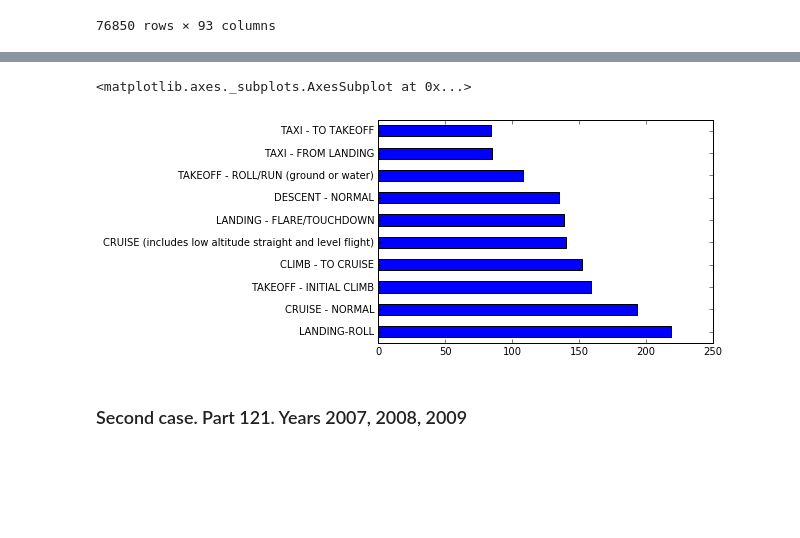
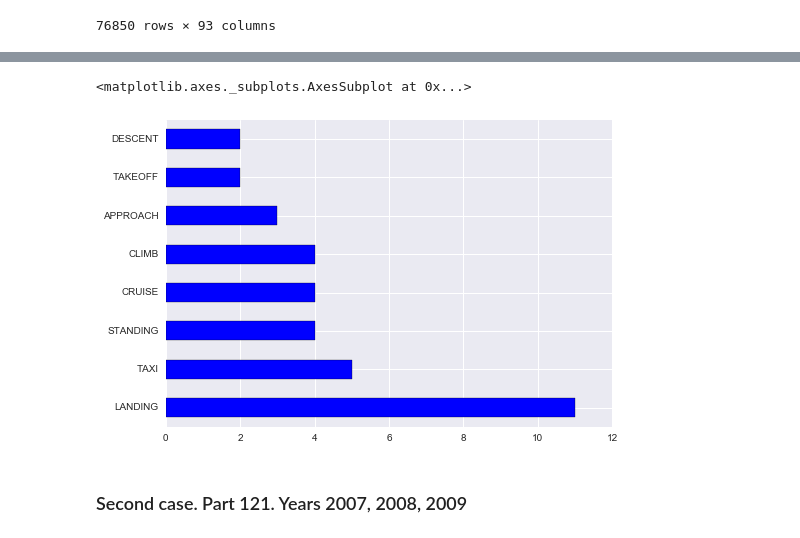
Before and after one commit to AeroPython/remove-before-flight, a Jupyter notebook: Remove before flight2.ipynb, the cells around one changed output, grey strips where cells are left out. Cells and saved outputs as stored; diff of their text form; code cells hidden in the pictures; blank space fills up the shorter version.

```diff
--- a/Remove before flight2.ipynb
+++ b/Remove before flight2.ipynb
@@ -708,26 +774,27 @@ b.plot.barh(stacked=True)
-# %%
-a = occurrences_1['Phase_of_Flight'].value_counts()
-b = a[0:10]  #  Why are we discarding the rest of maneuvers?
-
-maneuvers = {572:'LANDING-ROLL',
-             571:'LANDING - FLARE/TOUCHDOWN',
-             513:'TAXI - FROM LANDING',
-             521:'TAKEOFF - ROLL/RUN (ground or water)',
-             512:'TAXI - TO TAKEOFF',
-             551:'DESCENT - NORMAL',
-             553:'DESCENT - UNCONTROLLED',
-             552:'DESCENT - EMERGENCY (plt initiated)',
-             531:'CLIMB - TO CRUISE',
-             522:'TAKEOFF - INITIAL CLIMB',
-             541:'CRUISE - NORMAL',
-             580:'MANEUVERING (includes buzzing)',
-             540:'CRUISE (includes low altitude straight and level flight)'}
-
-b = b.rename_axis(maneuvers)
-
-b.plot.barh(stacked=True)
-# %% [output]
-<matplotlib.axes._subplots.AxesSubplot at 0x...>
-[figure, removed]
+# %%
+occurrences_1 = occurrences_1.drop_duplicates('Occurrence_Code') # see drop_duplicates.ipynb
+
+a = occurrences_1['Phase_of_Flight'].value_counts()
+b = a[0:10]  #  Why are we discarding the rest of maneuvers?
+
+maneuvers = {500:'STANDING',
+             510:'TAKEOFF',
+             520:'TAXI',
+             530:'CLIMB',
+             540:'CRUISE',
+             550:'DESCENT',
+             560:'APPROACH',
+             570:'LANDING',
+             580:'MANEUVERING',
+             590:'HOVER',
+             600:'OTHER',}
+
+
+b = b.rename_axis(maneuvers)
+
+b.plot.barh(stacked=True)
+# %% [output]
+<matplotlib.axes._subplots.AxesSubplot at 0x...>
+[figure, added]
 # %% [markdown]
 ### Second case. Part 121. Years 2007, 2008, 2009
```
Also changed, not shown: parts of 15 cells of this notebook.
